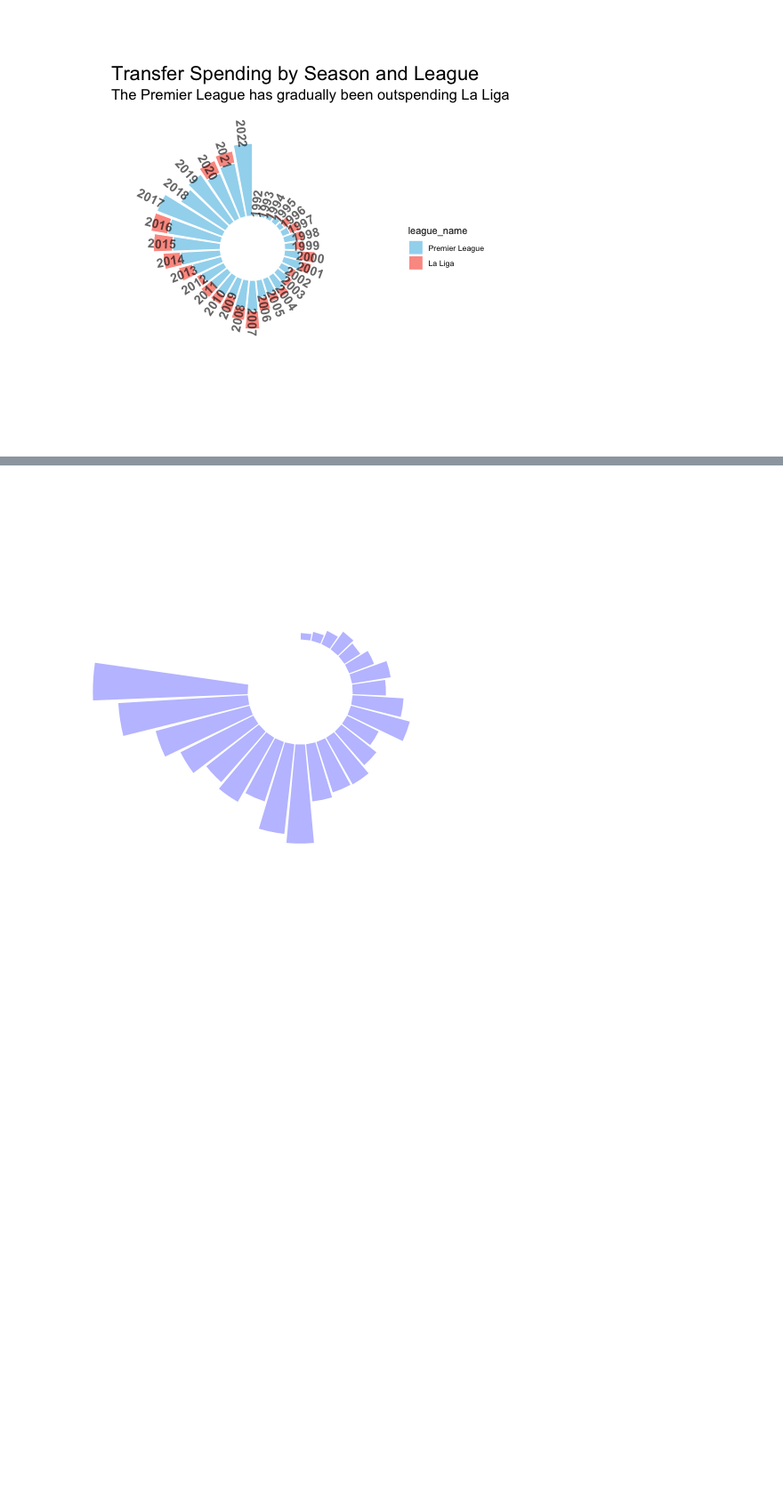
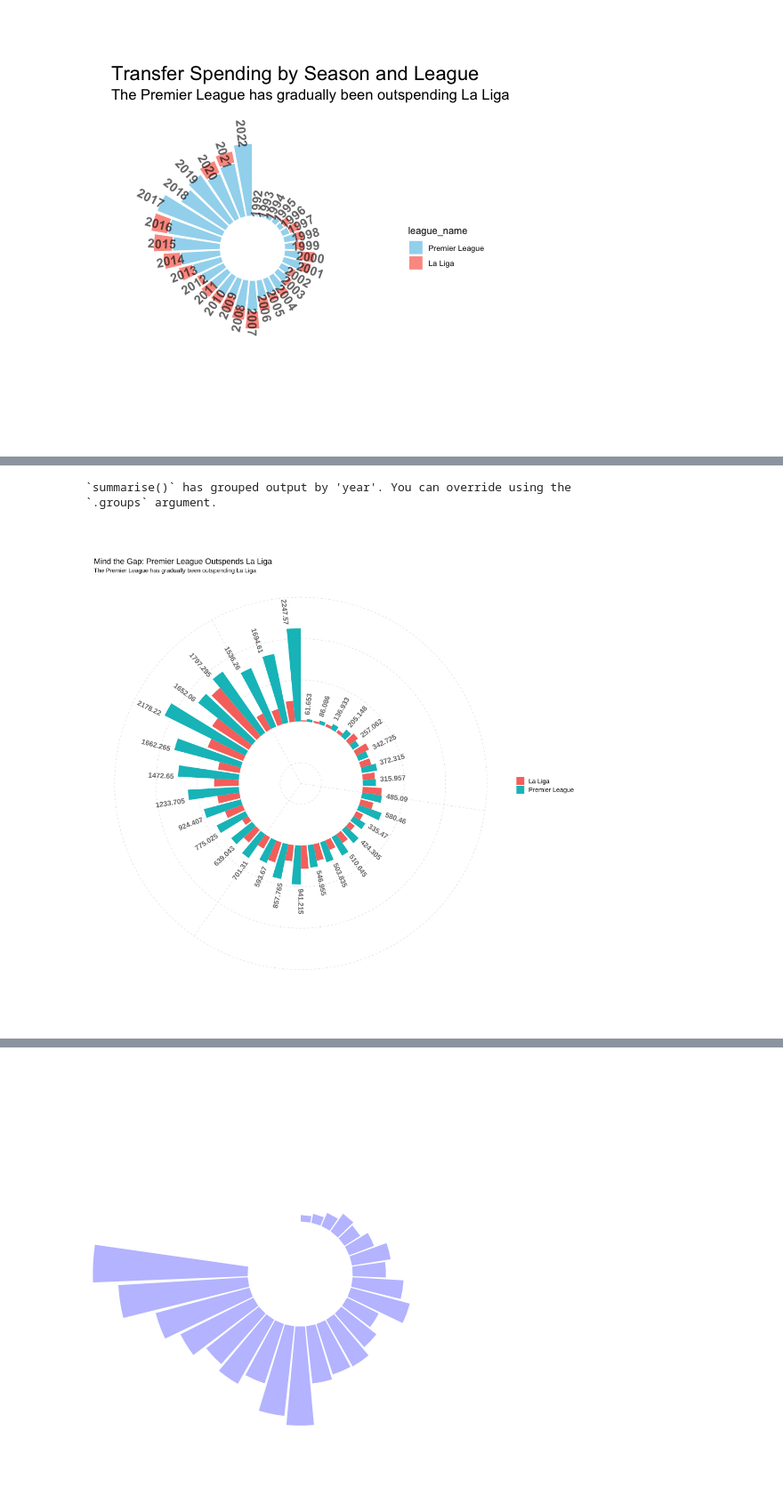
Before and after one commit to AhanPenkar/transfer-analysis, a Jupyter notebook: plot.ipynb, the cells around one changed output, grey strips where cells are left out. Shown at 89% size. Cells and saved outputs as stored; diff of their text form; code cells hidden in the pictures; blank space fills up the shorter version.

Commit message:
pre circle-pack

```diff
--- a/plot.ipynb
+++ b/plot.ipynb
@@ -270,0 +278,62 @@ ggplot(df_sum, aes(x=year, y=total_spent, fill=league_name)) +
+# %%
+%%R -w 1000 -h 1000
+
+
+df_analyse <- df %>%
+  filter(league_name %in% c("Premier League", "Primera Division")) %>%
+  mutate(league_name = ifelse(league_name == "Primera Division", "La Liga", league_name))
+
+# aggregate the data by year and league name
+df_sum <- df_analyse %>%
+  group_by(year, league_name) %>%
+  summarise(total_spent = sum(fee_cleaned)) %>%
+  ungroup()
+
+# create a new data frame for the labels
+label_data <- df_sum %>%
+  group_by(year) %>%
+  summarise(total_spent = max(total_spent))
+
+# calculate the ANGLE of the labels
+number_of_bar <- nrow(label_data)
+angle <-  90 - 360 * (as.numeric(factor(label_data$year))-0.5) /number_of_bar     # I substract 0.5 because the letter must have the angle of the center of the bars. Not extreme right(1) or extreme left (0)
+
+# calculate the alignment of labels: right or left
+# If I am on the left part of the plot, my labels have currently an angle < -90
+label_data$hjust <- ifelse(angle < -90, 1, 0)
+
+# flip angle BY to make them readable
+label_data$angle <- ifelse(angle < -90, angle+180, angle)
+
+ggplot(df_sum, aes(x=year, y=total_spent, fill=league_name)) +
+  # This add the bars with a blue color
+  geom_bar(stat="identity", position = "dodge") +
+
+  # Limits of the plot = very important. The negative value controls the size of the inner circle, the positive one is useful to add size over each bar
+  ylim(-1500,2500) +
+
+  # Custom the theme: no axis title and no cartesian grid
+  theme_minimal() +
+  theme(
+  axis.text = element_blank(),
+  axis.title = element_blank(),
+  panel.grid = element_blank(),
+  plot.margin = unit(c(0.5, 0.5, 0.5, 0.5), "cm"),
+  text = element_text(family = "Merryweather", size = 16),
+  panel.grid.major = element_line(colour = "grey", size = 0.2, linetype = "dashed"),
+  panel.grid.minor = element_blank()
+) +
+
+  # This makes the coordinate polar instead of cartesian.
+  coord_polar(start = 0) +
+
+  # Add the labels, using the label_data dataframe that we have created before
+  geom_text(data=label_data, aes(x=year, y=total_spent + 100, label=total_spent, hjust=hjust), color="black", fontface="bold", alpha=0.6, size=5, angle= label_data$angle, inherit.aes = FALSE ) +
+
+  # Adjust the size of the title and subtitle
+  labs(title = "Mind the Gap: Premier League Outspends La Liga", subtitle = "The Premier League has gradually been outspending La Liga", x = NULL, y = NULL, fill = NULL) +
+  theme(plot.title = element_text(size = 16), plot.subtitle = element_text(size = 12), plot.margin = unit(c(2, 0.5, 2, 0.5), "cm"))
+# %% [output]
+`summarise()` has grouped output by 'year'. You can override using the
+`.groups` argument.
+[figure, added]
```
Also changed, not shown: parts of 9 cells of this notebook, 2 other files.
